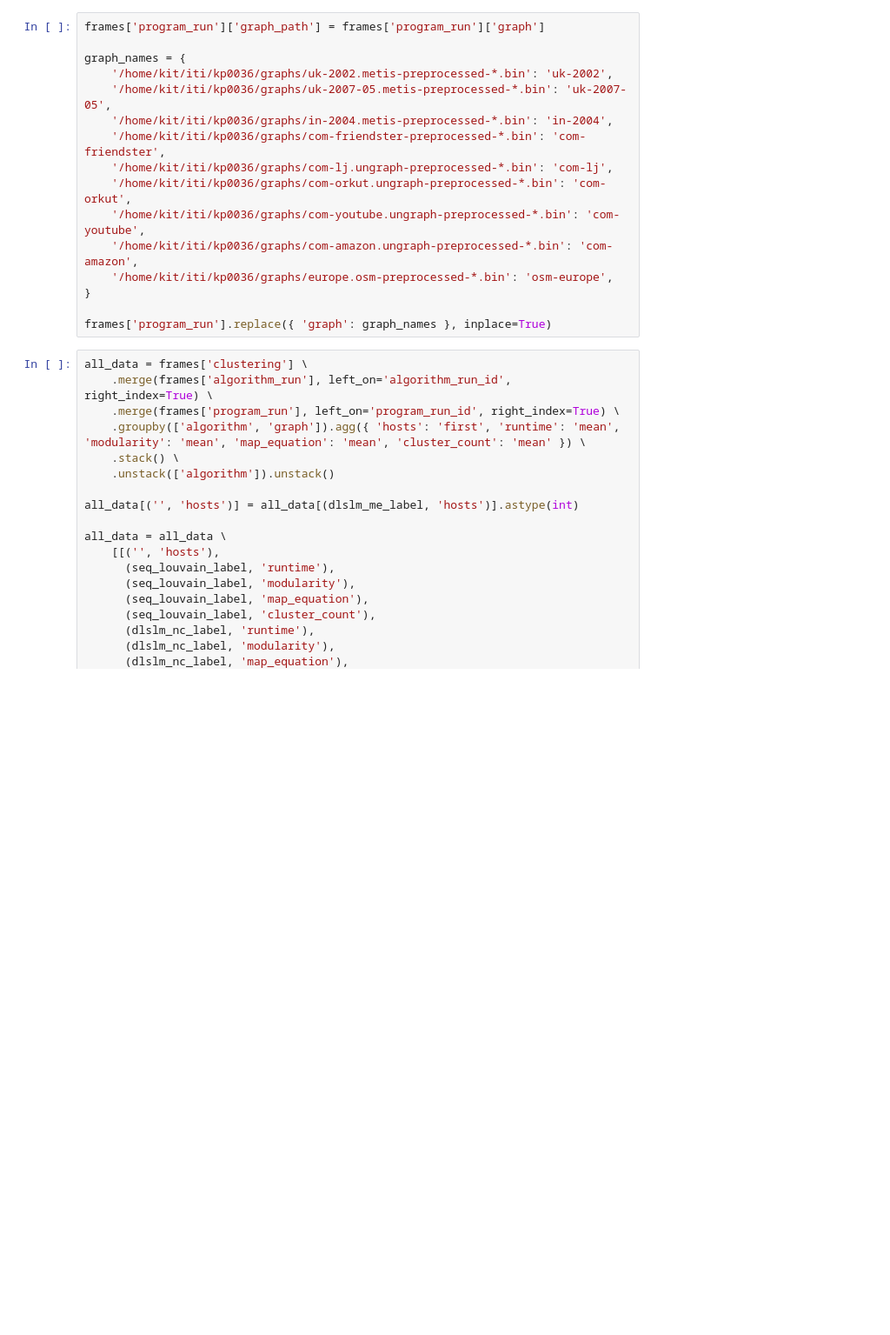
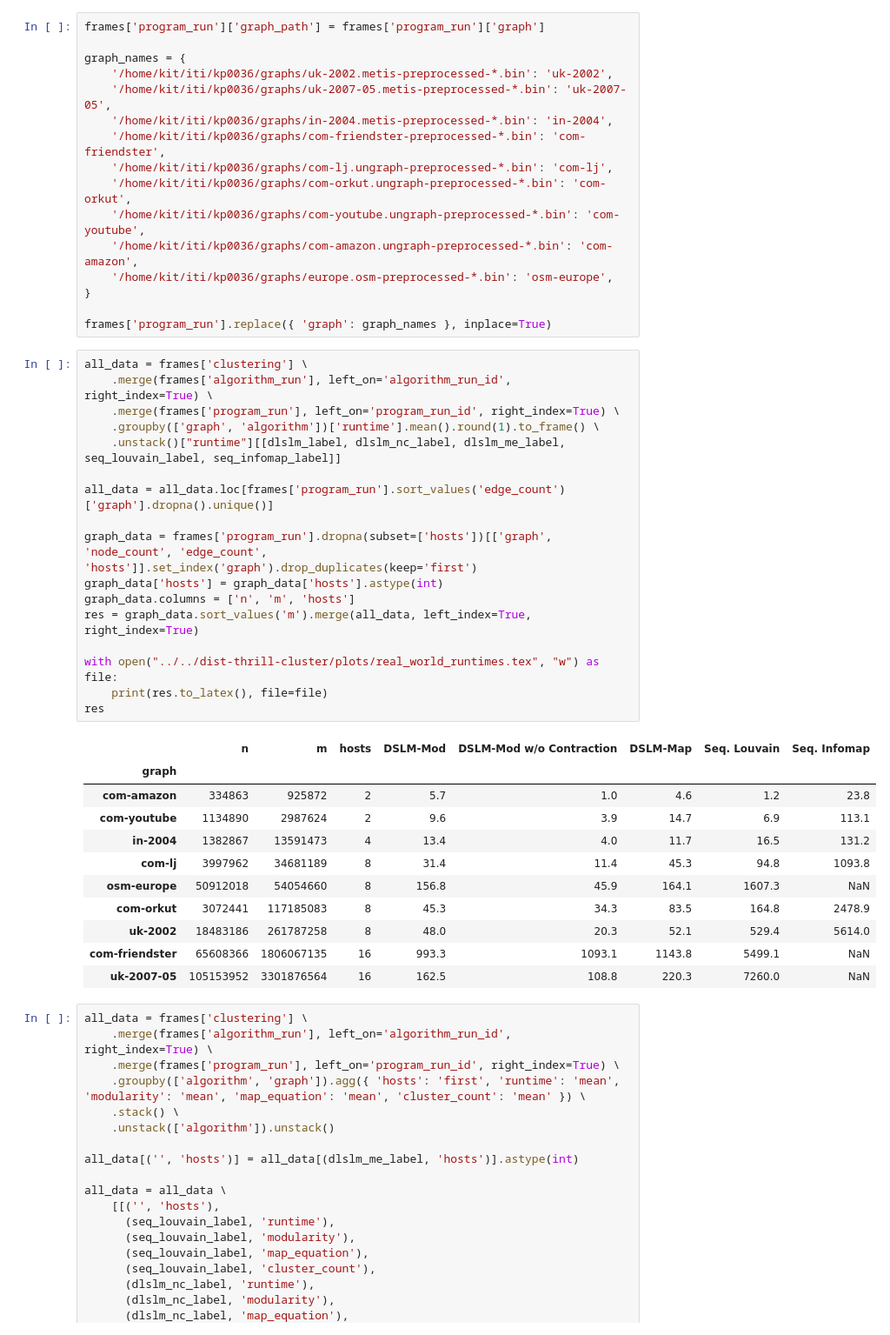
Before and after one commit to kit-algo/distributed_clustering_thrill, a Jupyter notebook: analysis/Paper - Overview Table.ipynb, the cells around one changed output. Shown at 87% size. Drawn from its saved outputs; the diff is of its cells as text; blank space fills up the shorter version.

Commit message:
final plot and table updates

```diff
--- a/analysis/Paper - Overview Table.ipynb
+++ b/analysis/Paper - Overview Table.ipynb
@@ -60,6 +60,35 @@ graph_names = {
 }
 
 frames['program_run'].replace({ 'graph': graph_names }, inplace=True)
+# %%
+all_data = frames['clustering'] \
+    .merge(frames['algorithm_run'], left_on='algorithm_run_id', right_index=True) \
+    .merge(frames['program_run'], left_on='program_run_id', right_index=True) \
+    .groupby(['graph', 'algorithm'])['runtime'].mean().round(1).to_frame() \
+    .unstack()["runtime"][[dlslm_label, dlslm_nc_label, dlslm_me_label, seq_louvain_label, seq_infomap_label]]
+
+all_data = all_data.loc[frames['program_run'].sort_values('edge_count')['graph'].dropna().unique()]
+
+graph_data = frames['program_run'].dropna(subset=['hosts'])[['graph', 'node_count', 'edge_count', 'hosts']].set_index('graph').drop_duplicates(keep='first')
+graph_data['hosts'] = graph_data['hosts'].astype(int)
+graph_data.columns = ['n', 'm', 'hosts']
+res = graph_data.sort_values('m').merge(all_data, left_index=True, right_index=True)
+
+with open("../../dist-thrill-cluster/plots/real_world_runtimes.tex", "w") as file:
+    print(res.to_latex(), file=file)
+res
+# %% [output]
+|  | n | m | hosts | DSLM-Mod | DSLM-Mod w/o Contraction | DSLM-Map | Seq. Louvain | Seq. Infomap |
+| graph |  |  |  |  |  |  |  |  |
+| com-amazon | 334863 | 925872 | 2 | 5.7 | 1.0 | 4.6 | 1.2 | 23.8 |
+| com-youtube | 1134890 | 2987624 | 2 | 9.6 | 3.9 | 14.7 | 6.9 | 113.1 |
+| in-2004 | 1382867 | 13591473 | 4 | 13.4 | 4.0 | 11.7 | 16.5 | 131.2 |
+| com-lj | 3997962 | 34681189 | 8 | 31.4 | 11.4 | 45.3 | 94.8 | 1093.8 |
+| osm-europe | 50912018 | 54054660 | 8 | 156.8 | 45.9 | 164.1 | 1607.3 | NaN |
+| com-orkut | 3072441 | 117185083 | 8 | 45.3 | 34.3 | 83.5 | 164.8 | 2478.9 |
+| uk-2002 | 18483186 | 261787258 | 8 | 48.0 | 20.3 | 52.1 | 529.4 | 5614.0 |
+| com-friendster | 65608366 | 1806067135 | 16 | 993.3 | 1093.1 | 1143.8 | 5499.1 | NaN |
+| uk-2007-05 | 105153952 | 3301876564 | 16 | 162.5 | 108.8 | 220.3 | 7260.0 | NaN |
 # %%
 all_data = frames['clustering'] \
     .merge(frames['algorithm_run'], left_on='algorithm_run_id', right_index=True) \
```
Also changed, not shown: 1 other file.
